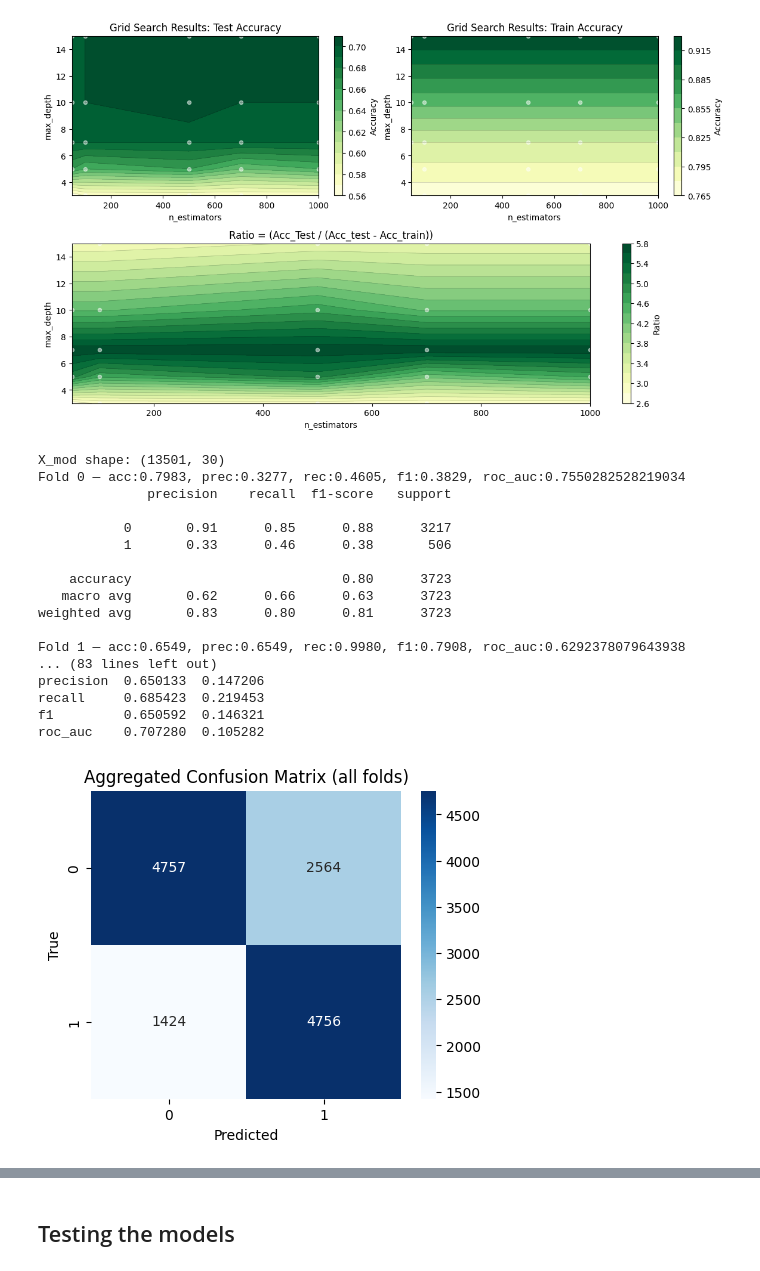
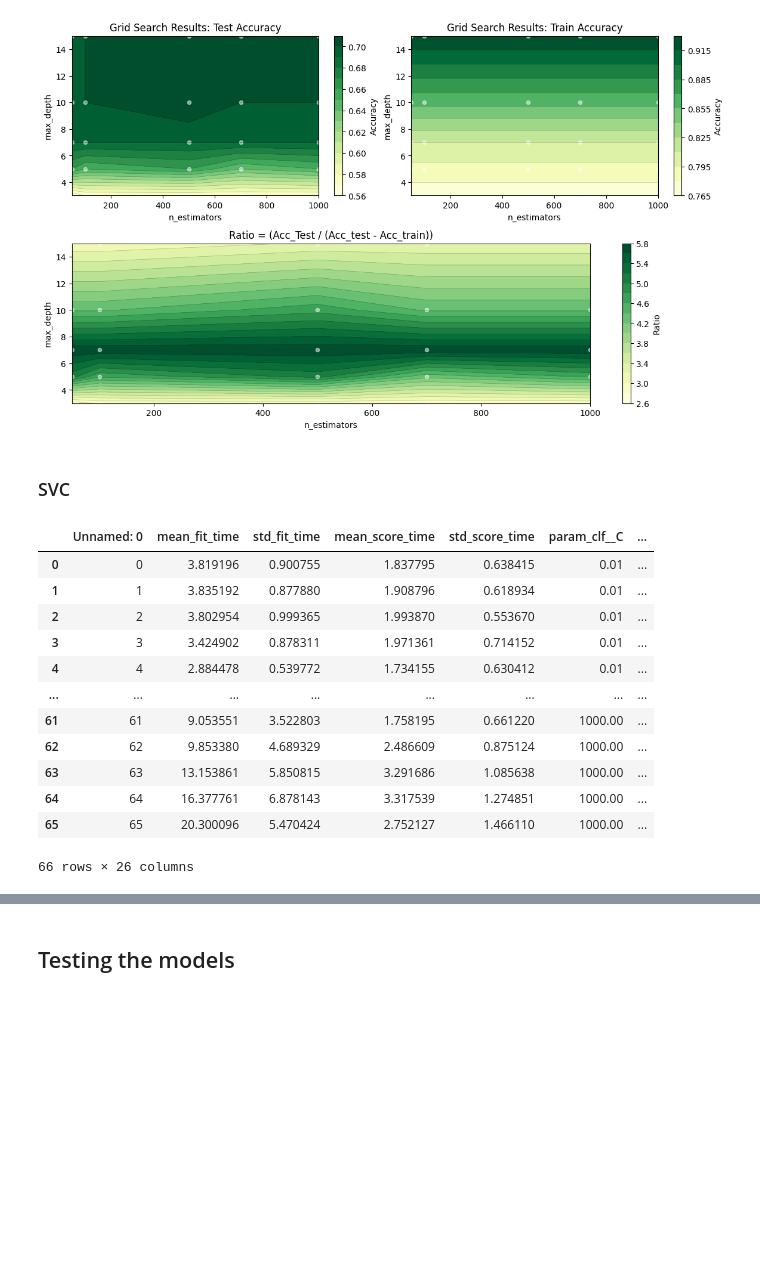
Before and after one commit to emanuel-gf/PlantNet-Species-ML-Project, a Jupyter notebook: milestone2.ipynb, the cells around one changed output, grey strips where cells are left out. Drawn from its saved outputs; the diff is of its cells as text; code cells hidden in the pictures; blank space fills up the shorter version.

```diff
--- a/milestone2.ipynb
+++ b/milestone2.ipynb
@@ -1049,49 +1011,27 @@ ax2.scatter(n_estimators, max_depth, c='white', s=20, alpha=0.5, label='Grid poi
 plt.show()
 # %% [output]
 [figure]
-# %%
-hf_cols = [
-       'footprint_HumanFootprint-Railways', 'footprint_HumanFootprint-Roads',
-       'Built-1994-2009', 'croplands-1992-2005', 'Lights-1994-2009',
-       'NavWater-1994-2009', 'Pasture-1993-2009', 'Popdensity-1990-2010',
-       'HFP-1993-2009'
-]
-
-X_mod = X.drop(columns=[c for c in hf_cols if c in X.columns]).copy()
-groups_mod = df.loc[X_mod.index, 'GRECO']
-
-print("X_mod shape:", X_mod.shape)
-
-# Rebuild a local preprocessor from X_mod columns
-pipe_mod = Pipeline([("preproc", preprocessor),
-                     ("clf", RandomForestClassifier(n_estimators=1500, random_state=0, n_jobs=-1))])
-
-res_rf_mod = evaluate_with_group_kfold(pipe_mod,
-                                          X_mod,
-                                          y_vec,
-                                          groups=groups_mod,
-                                          verbose=True)
-
-df_scores_red = pd.DataFrame(res_rf_mod)
-describe_kfold_results(df_scores_full)
-
-## how much this improved??
-# %% [output]
-X_mod shape: (13501, 30)
-Fold 0 — acc:0.7983, prec:0.3277, rec:0.4605, f1:0.3829, roc_auc:0.7550282528219034
-              precision    recall  f1-score   support
-
-           0       0.91      0.85      0.88      3217
-           1       0.33      0.46      0.38       506
-
-    accuracy                           0.80      3723
-   macro avg       0.62      0.66      0.63      3723
-weighted avg       0.83      0.80      0.81      3723
-
-Fold 1 — acc:0.6549, prec:0.6549, rec:0.9980, f1:0.7908, roc_auc:0.6292378079643938
-... (83 lines left out)
-precision  0.650133  0.147206
-recall     0.685423  0.219453
-f1         0.650592  0.146321
-roc_auc    0.707280  0.105282
-[figure, removed]
+# %% [markdown]
+### SVC
+# %%
+svc_df=pd.read_csv('results/grid_search_SVC_full_df2.csv')
+svc_df['mean_test'] = svc_df['mean_test_score'].apply(lambda x:np.round(x,2))
+svc_df['mean_train'] = svc_df['mean_train_score'].apply(lambda x:np.round(x,2))
+svc_df['diff_train_test'] = svc_df['mean_train'] - svc_df['mean_test']
+svc_df['ratio'] = svc_df['mean_test']/svc_df['diff_train_test']
+svc_df['ratio'] = svc_df['ratio'].apply(lambda x:np.round(x,2))
+svc_df
+# %% [output]
+|  | Unnamed: 0 | mean_fit_time | std_fit_time | mean_score_time | std_score_time | param_clf__C | ... |
+| 0 | 0 | 3.819196 | 0.900755 | 1.837795 | 0.638415 | 0.01 | ... |
+| 1 | 1 | 3.835192 | 0.877880 | 1.908796 | 0.618934 | 0.01 | ... |
+| 2 | 2 | 3.802954 | 0.999365 | 1.993870 | 0.553670 | 0.01 | ... |
+| 3 | 3 | 3.424902 | 0.878311 | 1.971361 | 0.714152 | 0.01 | ... |
+| 4 | 4 | 2.884478 | 0.539772 | 1.734155 | 0.630412 | 0.01 | ... |
+| ... | ... | ... | ... | ... | ... | ... | ... |
+| 61 | 61 | 9.053551 | 3.522803 | 1.758195 | 0.661220 | 1000.00 | ... |
+| 62 | 62 | 9.853380 | 4.689329 | 2.486609 | 0.875124 | 1000.00 | ... |
+| 63 | 63 | 13.153861 | 5.850815 | 3.291686 | 1.085638 | 1000.00 | ... |
+| 64 | 64 | 16.377761 | 6.878143 | 3.317539 | 1.274851 | 1000.00 | ... |
+| 65 | 65 | 20.300096 | 5.470424 | 2.752127 | 1.466110 | 1000.00 | ... |
+66 rows × 26 columns
```
Also changed, not shown: parts of 17 cells of this notebook.
